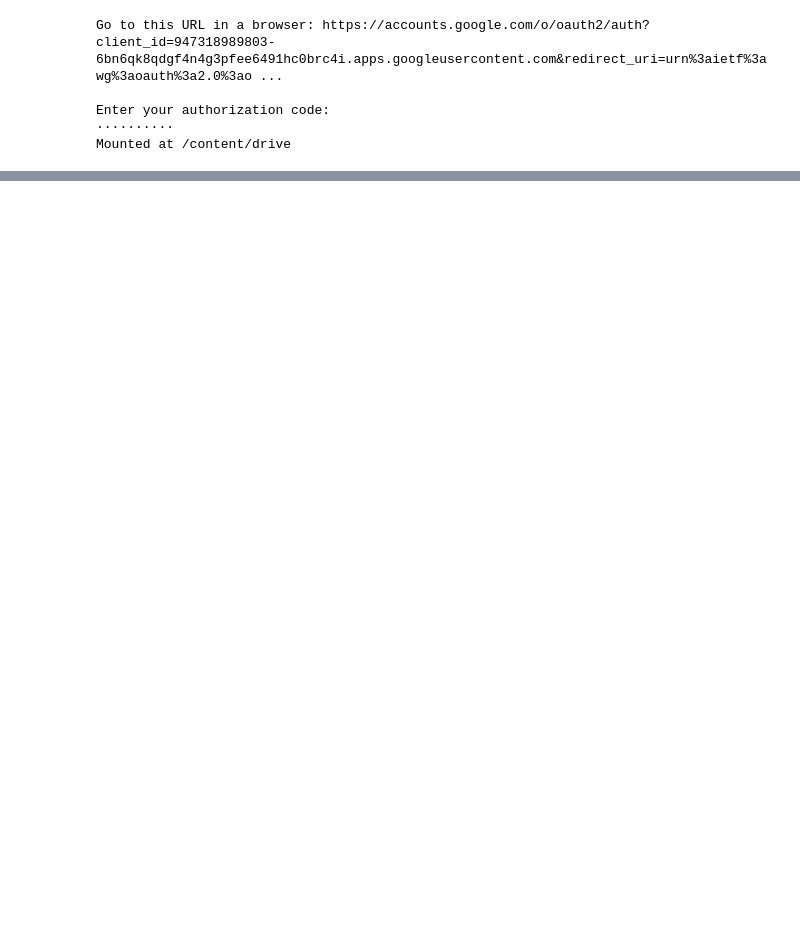
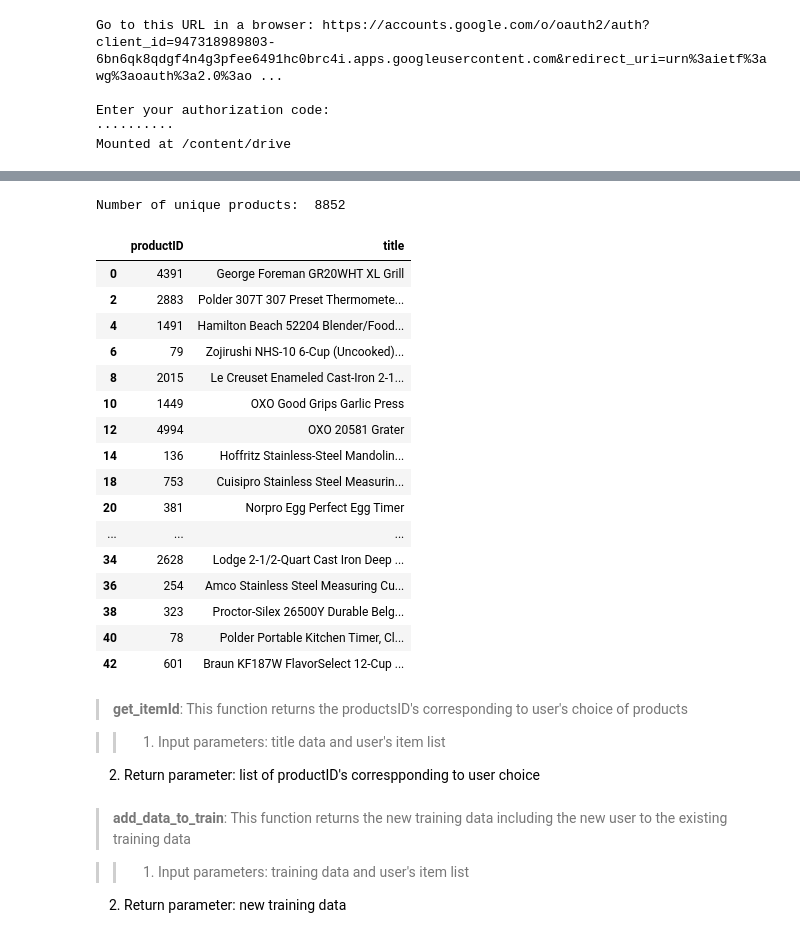
Before and after one commit to Thaslim/Amazon_Review_Analysis, a Jupyter notebook: ALS Recommendation System/Step4_ALS Collaborative Filtering (Item Based).ipynb, the cells around one changed output, grey strips where cells are left out. Cells and saved outputs as stored; diff of their text form; code cells hidden in the pictures; blank space fills up the shorter version.

```diff
--- a/ALS Recommendation System/Step4_ALS Collaborative Filtering (Item Based).ipynb
+++ b/ALS Recommendation System/Step4_ALS Collaborative Filtering (Item Based).ipynb
@@ -279,0 +450,34 @@ only showing top 20 rows
+# %%
+#Load the titles data
+pd.options.display.max_colwidth = 100
+title_df = pd.read_csv('/content/drive/My Drive/AmazonTitles')
+# %%
+#Drop the duplicates in titles data
+title_df.drop_duplicates(subset = ['productID'],inplace = True)
+# %%
+#Total products
+print('Number of unique products: ', title_df.shape[0])
+# %% [output]
+Number of unique products:  8852
+# %%
+#Display of productID's with their respective titles
+pd.options.display.max_colwidth = 100
+title_df.head(20)
+# %% [output]
+|  | productID | title |
+| 0 | 4391 | George Foreman GR20WHT XL Grill |
+| 2 | 2883 | Polder 307T 307 Preset Thermomete... |
+| 4 | 1491 | Hamilton Beach 52204 Blender/Food... |
+| 6 | 79 | Zojirushi NHS-10 6-Cup (Uncooked)... |
+| 8 | 2015 | Le Creuset Enameled Cast-Iron 2-1... |
+| 10 | 1449 | OXO Good Grips Garlic Press |
+| 12 | 4994 | OXO 20581 Grater |
+| 14 | 136 | Hoffritz Stainless-Steel Mandolin... |
+| 18 | 753 | Cuisipro Stainless Steel Measurin... |
+| 20 | 381 | Norpro Egg Perfect Egg Timer |
+| ... | ... | ... |
+| 34 | 2628 | Lodge 2-1/2-Quart Cast Iron Deep ... |
+| 36 | 254 | Amco Stainless Steel Measuring Cu... |
+| 38 | 323 | Proctor-Silex 26500Y Durable Belg... |
+| 40 | 78 | Polder Portable Kitchen Timer, Cl... |
+| 42 | 601 | Braun KF187W FlavorSelect 12-Cup ... |
@@ -280 +487,10 @@ only showing top 20 rows
+# %% [markdown]
+
+
+> **get_itemId**: This function returns the productsID's corresponding to user's choice of products
+
+
+
+>> 1.   Input parameters: title data and user's item list
+2.   Return parameter: list of productID's correspponding to user choice
 # %%
@@ -291,0 +508,7 @@ def get_productId(data, fav_item_list):
+# %% [markdown]
+> **add_data_to_train**: This function returns the new training data including the new user to the existing training data
+
+
+
+>> 1.   Input parameters: training data and user's item list
+2.   Return parameter: new training data
```
Also changed, not shown: parts of 63 cells of this notebook, 1 other file.
